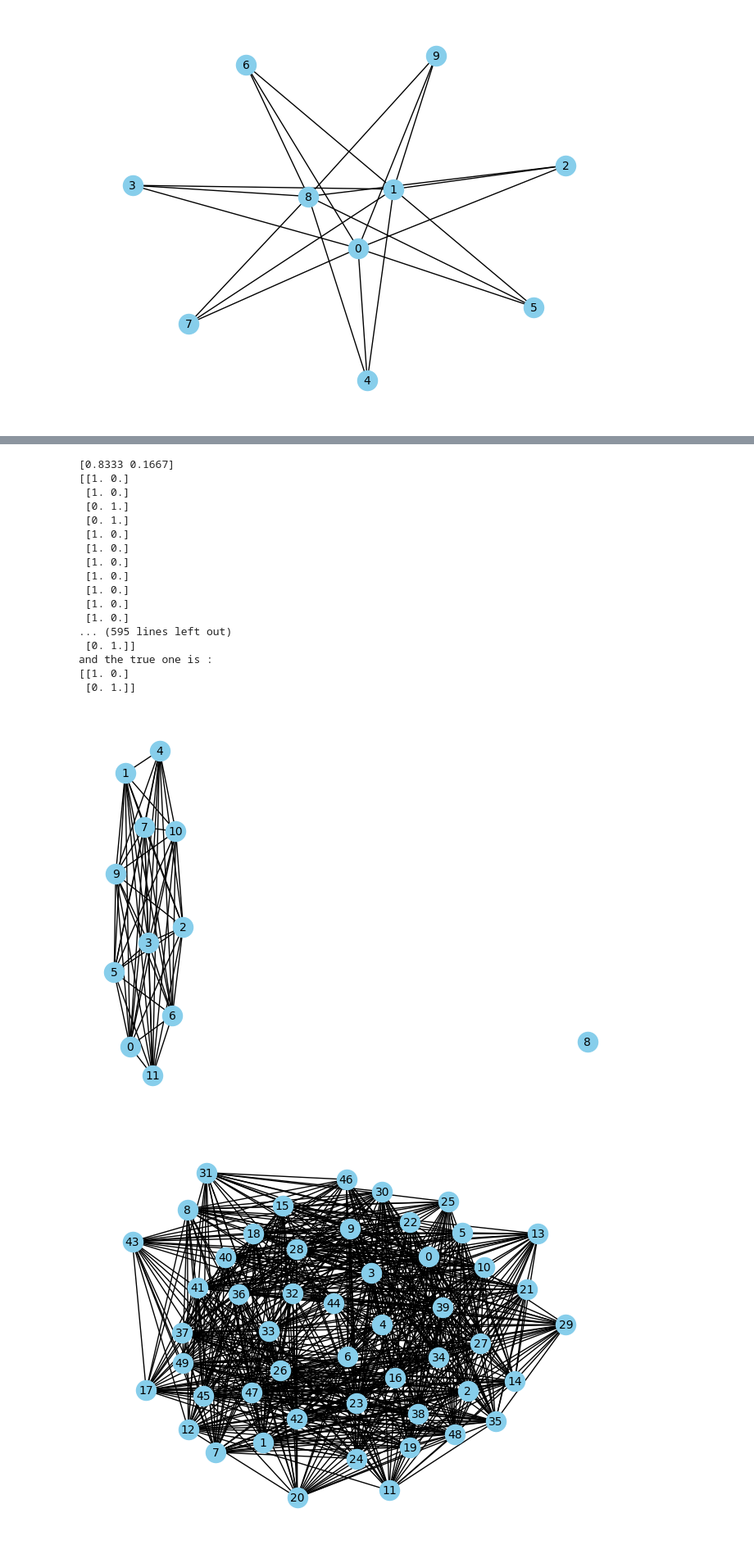
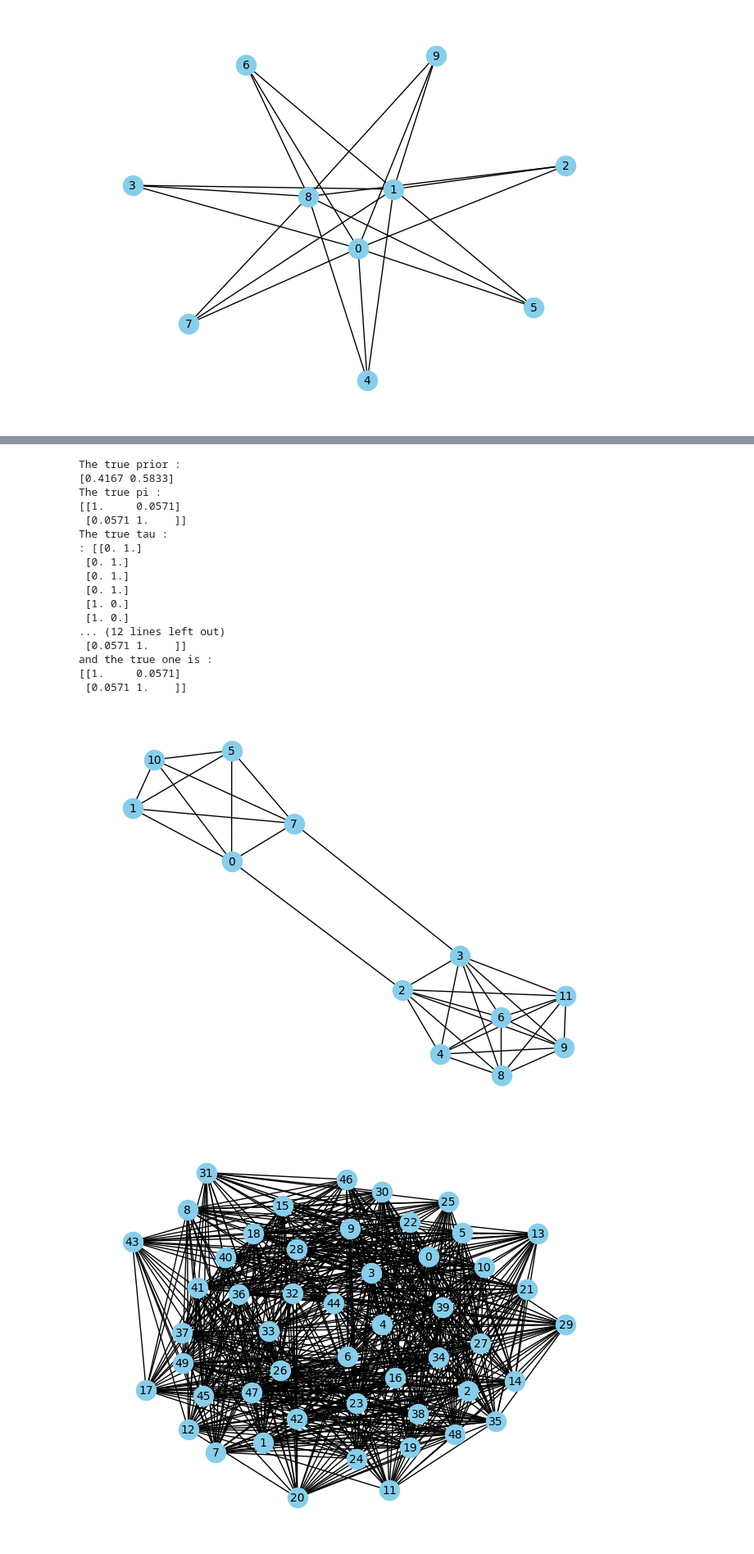
Before and after one commit to ElSacho/Mixture4graph, a Jupyter notebook: mainNew.ipynb, the cells around one changed output, grey strips where cells are left out. Shown at 82% size. Saved outputs shown, nothing was run; the diff lists cells and outputs as text; code cells hidden in the pictures.

```diff
--- a/mainNew.ipynb
+++ b/mainNew.ipynb
@@ -212,8 +313,14 @@ show_graph(graph)
 
 X = get_X_from_graph(graph)
 emp_prior, emp_pi = return_priors_pi(X, tau.copy())
+print('The true prior :')
+print(emp_prior)
+print("The true pi : ")
+print(emp_pi)
+print("The true tau :\n:", tau)
+appro_priors, appro_pi = main_with_tau(X, tau.copy(), n_clusters, 50)
 # appro_priors, appro_pi = main_with_tau(X, tau.copy(), n_clusters, 50)
-appro_priors, appro_pi = main(X, n_clusters, 50)
+# appro_priors, appro_pi = main(X, n_clusters, 50)
 print("the approximated priors are : ")
 print(appro_priors)
 print('And the true one are :')
@@ -230,21 +337,21 @@ show_graph(graph_emp)
-[0.8333 0.1667]
-[[1. 0.]
- [1. 0.]
+The true prior :
+[0.4167 0.5833]
+The true pi :
+[[1.     0.0571]
+ [0.0571 1.    ]]
+The true tau :
+: [[0. 1.]
+ [0. 1.]
  [0. 1.]
  [0. 1.]
  [1. 0.]
  [1. 0.]
- [1. 0.]
- [1. 0.]
- [1. 0.]
- [1. 0.]
- [1. 0.]
-... (595 lines left out)
- [0. 1.]]
+... (12 lines left out)
+ [0.0571 1.    ]]
 and the true one is :
-[[1. 0.]
- [0. 1.]]
+[[1.     0.0571]
+ [0.0571 1.    ]]
-[figure, old version]
+[figure, new version]
 # %%
 n_vertices = 50
 pi = np.array([[0.1,1,0.1,0.1],[1,0.1,1,0.1],[0.1,1,0.1,1],[0.1,0.1,1,0.1]])
```
Also changed, not shown: parts of 6 cells of this notebook, 1 other file.
